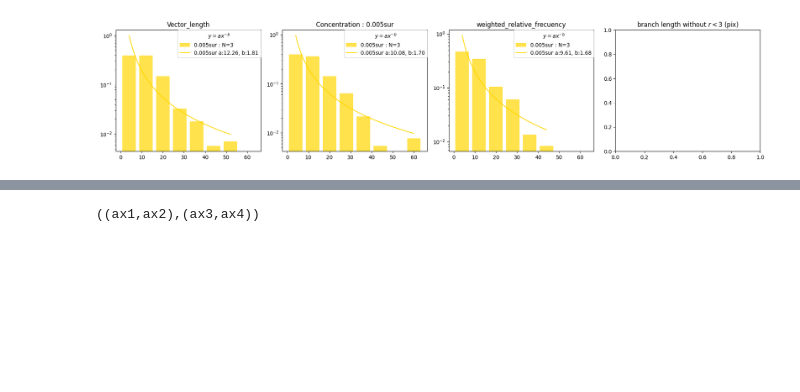
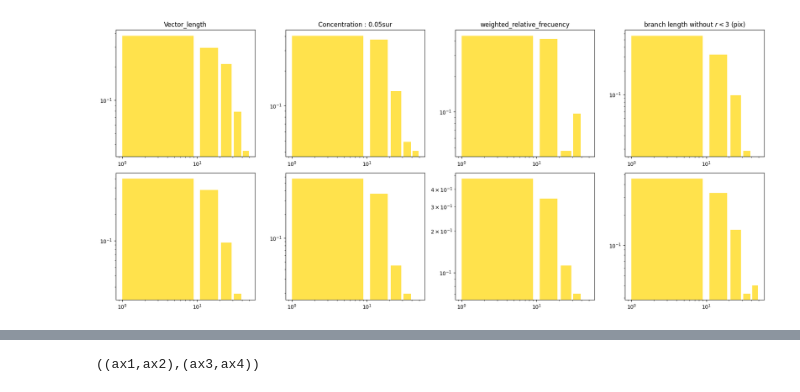
Before and after one commit to momoya-N/dendrite, a Jupyter notebook: movie_analisis/analisis_program/movie_analisys_plot.ipynb, the cells around one changed output, grey strips where cells are left out. Saved outputs shown, nothing was run; the diff lists cells and outputs as text; code cells hidden in the pictures; blank space fills up the shorter version.

```diff
--- a/movie_analisis/analisis_program/movie_analisys_plot.ipynb
+++ b/movie_analisis/analisis_program/movie_analisys_plot.ipynb
@@ -212,7 +221,7 @@ if os.path.exists("/mnt/c/Users/PC/Desktop/Master_Thesis/movie_analisis/movie_an
 elif os.path.exists("/Users/tomoyanakamura/Documents/dendrite/movie_analisis/movie_analisis_data/"):
     data_dir_path="/Users/tomoyanakamura/Documents/dendrite/movie_analisis/movie_analisis_data/"
 
-data_list=glob.glob(data_dir_path+"*")
+data_list=glob.glob(data_dir_path + "*")
 data_kind_list=[os.path.basename(x) for x in data_list if not "img" in x]
 print(data_kind_list)
 order=[2,1,0,3]
@@ -269,15 +278,18 @@ for kind in data_kind_list :
                 data=data[data>=cutoff]
                 data=data.dropna()
                 data=data.iloc[:,0]
-                width=8
+                width=10
                 range_set=int(Max-Max%width+width)
                 bin_num=int(range_set/width)
+                #binを10^0~10^{np.log10(range_set)}にbin_num個に分割
+                bin_log=np.logspace(0,np.log10(range_set),bin_num)
+                # print(bin_log)
                 pic_row=int((pic_count)/4)
                 pic_col=(pic_count)%4
+
                 # #絶対度数
                 # axes[pic_row,pic_col].hist(data,bins=bin_num,density=False,label=label_data,color=colors[target_i],range=(0,range_set),rwidth=0.8)
                 # axes[0,2].set_title("frecuency")
-
 
                 # #相対度数
                 # relative_frecuency=list(np.ones_like(data)/len(data))
@@ -287,60 +299,60 @@ for kind in data_kind_list :
                 # 重み付き相対度数
                 weighted_relative_frecuency=list(data/sum(data))
                 n , bins , patches=axes[pic_row,pic_col].hist(data,bins=bin_num,weights=weighted_relative_frecuency,range=(0,range_set),density=False,label=str(target) + " : N=" + str(N),color=colors[target_i],log=True,rwidth=0.8,alpha=0.7)
-
-                # 近似曲線計算
-                tmp = bins[:-1] + (bins[1] - bins[0])/2
-                x=tmp[n!=0]
-                y=np.log10(n[n!=0])
-                # params_pow, covariance_pow = curve_fit(func_pow,x,y)
-                params_log10, covariance_log10 = curve_fit(func_log10,x,y)
-                x_fit = np.linspace(min(x),max(x),100)
-                y_fit = func_pow(x_fit, *params_log10)
-                axes[pic_row,pic_col].plot(x_fit, y_fit,color=colors[target_i],label=target+r" a:" +f"{params_log10[0]:.2f}, "+r"b:"+f"{params_log10[1]:.2f}")
-                a_list[target_i].append(params_log10[0])
-                b_list[target_i].append(params_log10[1])
+                axes[pic_row,pic_col].set_xscale("log")
+                # # 近似曲線計算
+                # tmp = bins[:-1] + (bins[1] - bins[0])/2
+                # x=tmp[n!=0]
+                # y=np.log10(n[n!=0])
+                # # params_pow, covariance_pow = curve_fit(func_pow,x,y)
+                # params_log10, covariance_log10 = curve_fit(func_log10,x,y)
+                # x_fit = np.linspace(min(x),max(x),100)
+                # y_fit = func_pow(x_fit, *params_log10)
+                # axes[pic_row,pic_col].plot(x_fit, y_fit,color=colors[target_i],label=target+r" a:" +f"{params_log10[0]:.2f}, "+r"b:"+f"{params_log10[1]:.2f}")
+                # a_list[target_i].append(params_log10[0])
+                # b_list[target_i].append(params_log10[1])
                 axes[0,2].set_title("weighted_relative_frecuency")
 
                 axes[0,0].set_title(kind)
                 axes[0,1].set_title("Concentration : " + target)
                 axes[0,3].set_title(r"branch length without $r<$"+str(cutoff)+" (pix)")
 
-                axes[pic_row,pic_col].legend(loc="upper right", fontsize=10,borderaxespad=0,title=r"$y=ax^{-b}$")
-                os.makedirs(data_dir_path+"/each_result_img/",exist_ok=True)
-                plt.savefig(data_dir_path+"/each_result_img/" + str(kind) + "_" + str(target) +".pdf")
-                plt.savefig(data_dir_path+"/each_result_img/" + str(kind) + "_" + str(target) + ".png")
+                # axes[pic_row,pic_col].legend(loc="upper right", fontsize=10,borderaxespad=0,title=r"$y=ax^{-b}$")
+                # os.makedirs(data_dir_path+"/each_result_img/",exist_ok=True)
+                # plt.savefig(data_dir_path+"/each_result_img/" + str(kind) + "_" + str(target) +".pdf")
+                # plt.savefig(data_dir_path+"/each_result_img/" + str(kind) + "_" + str(target) + ".png")
                 pic_count+=1
 plt.show()
 print(a_list)
 print(b_list)
 
-fig,ax=plt.subplots(1,2,figsize=(18,9))
-ax[0].set_title=("a value error bar:SD")
-ax[1].set_title=("b value error bar:SD")
-for sur_i , surfactant in enumerate(sur_con_list):
-    x_a=np.full(len(a_list[sur_i]),sur_con_list[sur_i])
-    x_b=np.full(len(b_list[sur_i]),sur_con_list[sur_i])
-    y_a=np.array(a_list[sur_i])
-    y_b=np.array(b_list[sur_i])
-    y_a_ave=np.average(y_a)
-    y_b_ave=np.average(y_b)
-    y_a_err_sd=y_a.std()
-    y_b_err_sd=y_b.std()
+# fig,ax=plt.subplots(1,2,figsize=(18,9))
+# ax[0].set_title=("a value error bar:SD")
+# ax[1].set_title=("b value error bar:SD")
+# for sur_i , surfactant in enumerate(sur_con_list):
+#     x_a=np.full(len(a_list[sur_i]),sur_con_list[sur_i])
+#     x_b=np.full(len(b_list[sur_i]),sur_con_list[sur_i])
+#     y_a=np.array(a_list[sur_i])
+#     y_b=np.array(b_list[sur_i])
+#     y_a_ave=np.average(y_a)
+#     y_b_ave=np.average(y_b)
+#     y_a_err_sd=y_a.std()
+#     y_b_err_sd=y_b.std()
 
-    ax[0].errorbar(x_a[0],y_a_ave,yerr=y_a_err_sd,capsize=5, fmt='o', ecolor='k', ms=7, mfc='None', mec='k',mew=3)
-    ax[0].plot(x_a,y_a,"o",ls="",c=colors[sur_i])
-    ax[0].set_xlabel("Consentration")
-    ax[0].set_ylabel("a value")
+#     ax[0].errorbar(x_a[0],y_a_ave,yerr=y_a_err_sd,capsize=5, fmt='o', ecolor='k', ms=7, mfc='None', mec='k',mew=3)
+#     ax[0].plot(x_a,y_a,"o",ls="",c=colors[sur_i])
+#     ax[0].set_xlabel("Consentration")
+#     ax[0].set_ylabel("a value")
 
-    ax[1].errorbar(x_b[0],y_b_ave,yerr=y_b_err_sd,capsize=5, fmt='o', ecolor='k', ms=7, mfc='None', mec='k',mew=3)
-    ax[1].plot(x_b,y_b,"o",ls="",c=colors[sur_i])
-    ax[1].set_xlabel("Consentration")
-    ax[1].set_ylabel("b value")
+#     ax[1].errorbar(x_b[0],y_b_ave,yerr=y_b_err_sd,capsize=5, fmt='o', ecolor='k', ms=7, mfc='None', mec='k',mew=3)
+#     ax[1].plot(x_b,y_b,"o",ls="",c=colors[sur_i])
+#     ax[1].set_xlabel("Consentration")
+#     ax[1].set_ylabel("b value")
 
-name='Vector_length'
-fig.suptitle("a,b value of " + name + " error bar:SD")
-os.makedirs(data_dir_path+"/each_result_img/",exist_ok=True)
-plt.savefig(data_dir_path+"/each_result_img/fit_value_" + name +".pdf")
-plt.savefig(data_dir_path+"/each_result_img/fit_value_" + name + ".png")
-plt.show()
+# name='Vector_length'
+# fig.suptitle("a,b value of " + name + " error bar:SD")
+# os.makedirs(data_dir_path+"/each_result_img/",exist_ok=True)
+# plt.savefig(data_dir_path+"/each_result_img/fit_value_" + name +".pdf")
+# plt.savefig(data_dir_path+"/each_result_img/fit_value_" + name + ".png")
+# plt.show()
 # %% [output]
@@ -353 +365 @@ Vector_length
-[figure, old version]
+[figure, new version]
```
Also changed, not shown: parts of 2 cells of this notebook.
